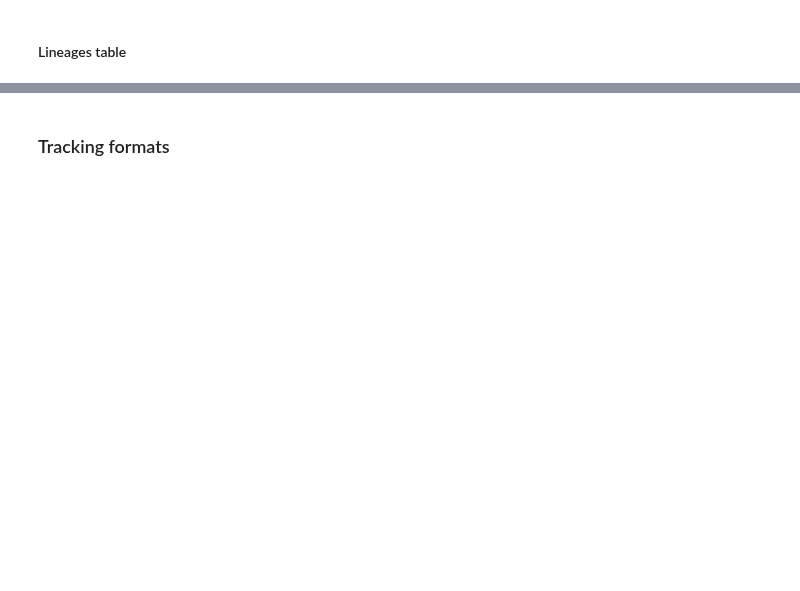
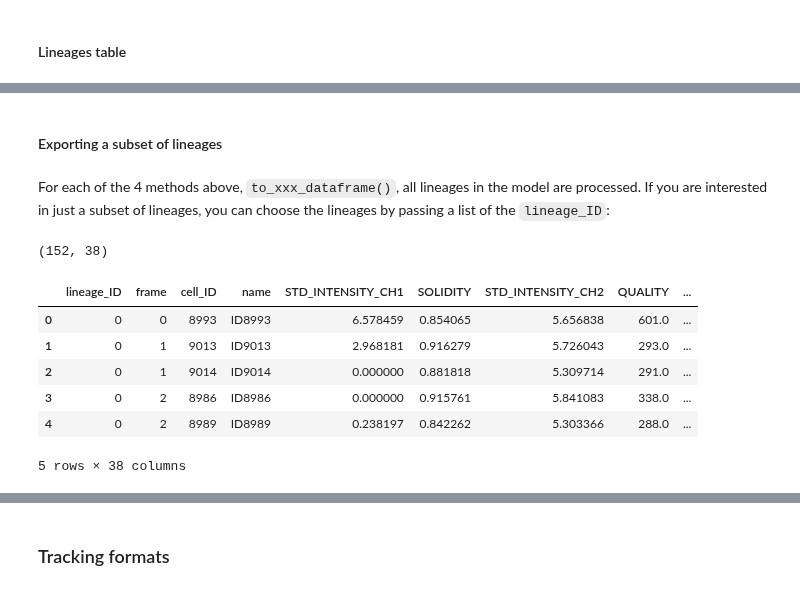
Before and after one commit to Image-Analysis-Hub/pycellin, a Jupyter notebook: notebooks/Getting started.ipynb, the cells around one changed output, grey strips where cells are left out. Cells and saved outputs as stored; diff of their text form; code cells hidden in the pictures; blank space fills up the shorter version.

Commit message:
Write Export section

```diff
--- a/notebooks/Getting started.ipynb
+++ b/notebooks/Getting started.ipynb
@@ -539,0 +651,18 @@ Indeed, the intended use of `save_to_pickle()` and `load_from_pickle()` is to al
+# %% [markdown]
+#### Exporting a subset of lineages
+# %% [markdown]
+For each of the 4 methods above, `to_xxx_dataframe()`, all lineages in the model are processed. If you are interested in just a subset of lineages, you can choose the lineages by passing a list of the `lineage_ID`:
+# %%
+# Cell dataframe of lineage of ID = 0.
+lin0_cell_df = tm_model.to_cell_dataframe([0])
+print(lin0_cell_df.shape)
+lin0_cell_df.head()
+# %% [output]
+(152, 38)
+|  | lineage_ID | frame | cell_ID | name | STD_INTENSITY_CH1 | SOLIDITY | STD_INTENSITY_CH2 | QUALITY | ... |
+| 0 | 0 | 0 | 8993 | ID8993 | 6.578459 | 0.854065 | 5.656838 | 601.0 | ... |
+| 1 | 0 | 1 | 9013 | ID9013 | 2.968181 | 0.916279 | 5.726043 | 293.0 | ... |
+| 2 | 0 | 1 | 9014 | ID9014 | 0.000000 | 0.881818 | 5.309714 | 291.0 | ... |
+| 3 | 0 | 2 | 8986 | ID8986 | 0.000000 | 0.915761 | 5.841083 | 338.0 | ... |
+| 4 | 0 | 2 | 8989 | ID8989 | 0.238197 | 0.842262 | 5.303366 | 288.0 | ... |
+5 rows × 38 columns
```
Also changed, not shown: parts of 28 cells of this notebook.
